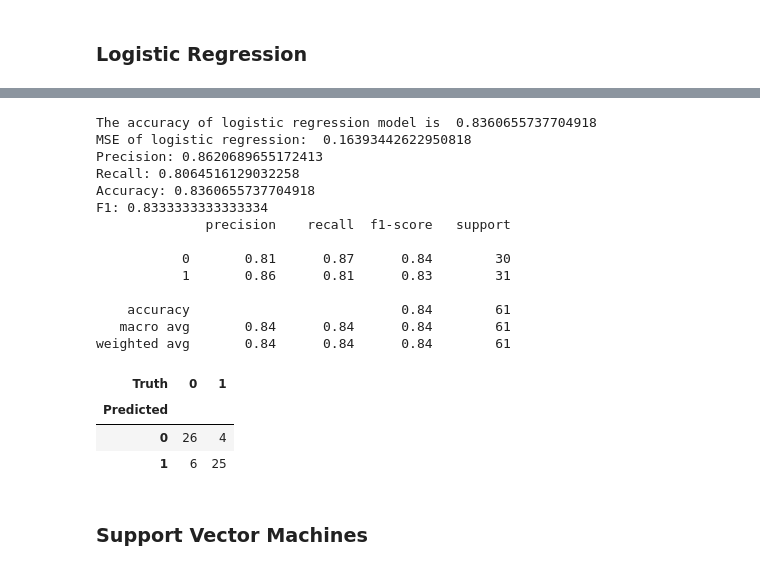
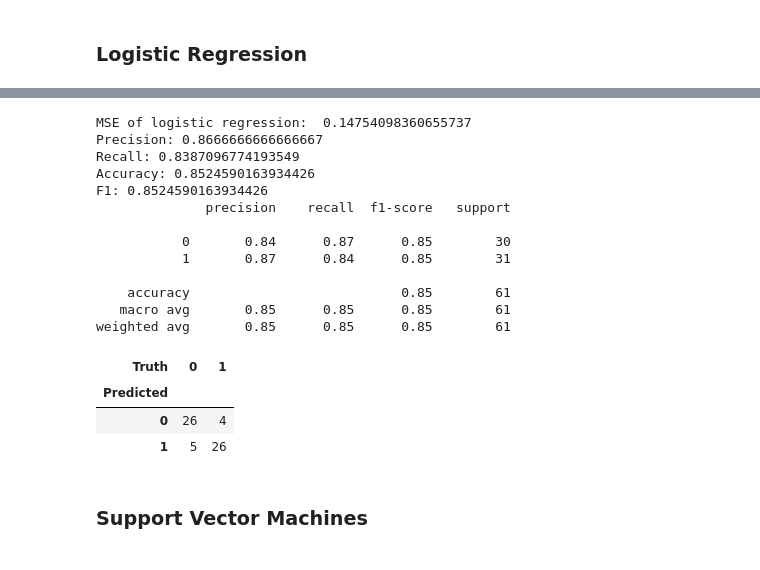
Before and after one commit to soumya-khanna/Wildfire-Prediction-Model, a Jupyter notebook: model.ipynb, the cells around one changed output, grey strips where cells are left out. Drawn from its saved outputs; the diff is of its cells as text; code cells hidden in the pictures.

```diff
--- a/model.ipynb
+++ b/model.ipynb
@@ -564,54 +618,58 @@ weighted avg       0.76      0.75      0.75        61
 # %%
-# Logistic Regression
-# Initialize lists to store mean accuracy for each K
 from sklearn.linear_model import LogisticRegression
 from sklearn import metrics
 from sklearn.preprocessing import StandardScaler
 
 scaler = StandardScaler()
 target_var = 'Y-Value'
 X = num_stats_df.drop(columns=['Y-Value', 'Fire Name', 'Condition'])
 y = num_stats_df[target_var]
 X_train, X_test, y_train, y_test = train_test_split(X, y, test_size=0.2, shuffle=True, random_state=101)
 X_train_scaled = scaler.fit_transform(X_train)
 X_test_scaled = scaler.transform(X_test)
+
+# Fit the logistic regression model
 model = LogisticRegression(max_iter=1000)
+model.fit(X_train_scaled, y_train)
 
-# Fit the model
-model = model.fit(X_train_scaled, y_train)
+# Using threshold that we figured out from earlier
+threshold = 0.4
 
+# Predict probabilities
+probabilities = model.predict_proba(X_test_scaled)[:, 1]
 
-# Predict on test set
-prediction = model.predict(X_test_scaled)
+# Assign predictions based on the specified threshold
+prediction = (probabilities >= threshold).astype(int)
 
-# Calculate accuracy
-print('MSE of logistic regression: ', metrics.mean_squared_error(prediction, y_test))
-confusion_table(prediction, y_test)
+# Calculate MSE
+mse = metrics.mean_squared_error(prediction, y_test)
+print('MSE of logistic regression: ', mse)
+
+# Print evaluation metrics
 print('Precision:', metrics.precision_score(y_test, prediction))
 print('Recall:', metrics.recall_score(y_test, prediction))
 print('Accuracy:', metrics.accuracy_score(y_test, prediction))
 print('F1:', metrics.f1_score(y_test, prediction))
 print(metrics.classification_report(y_test, prediction))
 confusion_table(y_test, prediction)
 # %% [output]
-The accuracy of logistic regression model is  0.8360655737704918
-MSE of logistic regression:  0.16393442622950818
-Precision: 0.8620689655172413
-Recall: 0.8064516129032258
-Accuracy: 0.8360655737704918
-F1: 0.8333333333333334
+MSE of logistic regression:  0.14754098360655737
+Precision: 0.8666666666666667
+Recall: 0.8387096774193549
+Accuracy: 0.8524590163934426
+F1: 0.8524590163934426
               precision    recall  f1-score   support
 
-           0       0.81      0.87      0.84        30
-           1       0.86      0.81      0.83        31
+           0       0.84      0.87      0.85        30
+           1       0.87      0.84      0.85        31
 
-    accuracy                           0.84        61
-   macro avg       0.84      0.84      0.84        61
-weighted avg       0.84      0.84      0.84        61
+    accuracy                           0.85        61
+   macro avg       0.85      0.85      0.85        61
+weighted avg       0.85      0.85      0.85        61
 | Truth | 0 | 1 |
 | Predicted |  |  |
 | 0 | 26 | 4 |
-| 1 | 6 | 25 |
+| 1 | 5 | 26 |
 # %% [markdown]
 ### Support Vector Machines
 # %%
```
Also changed, not shown: parts of 9 cells of this notebook.
